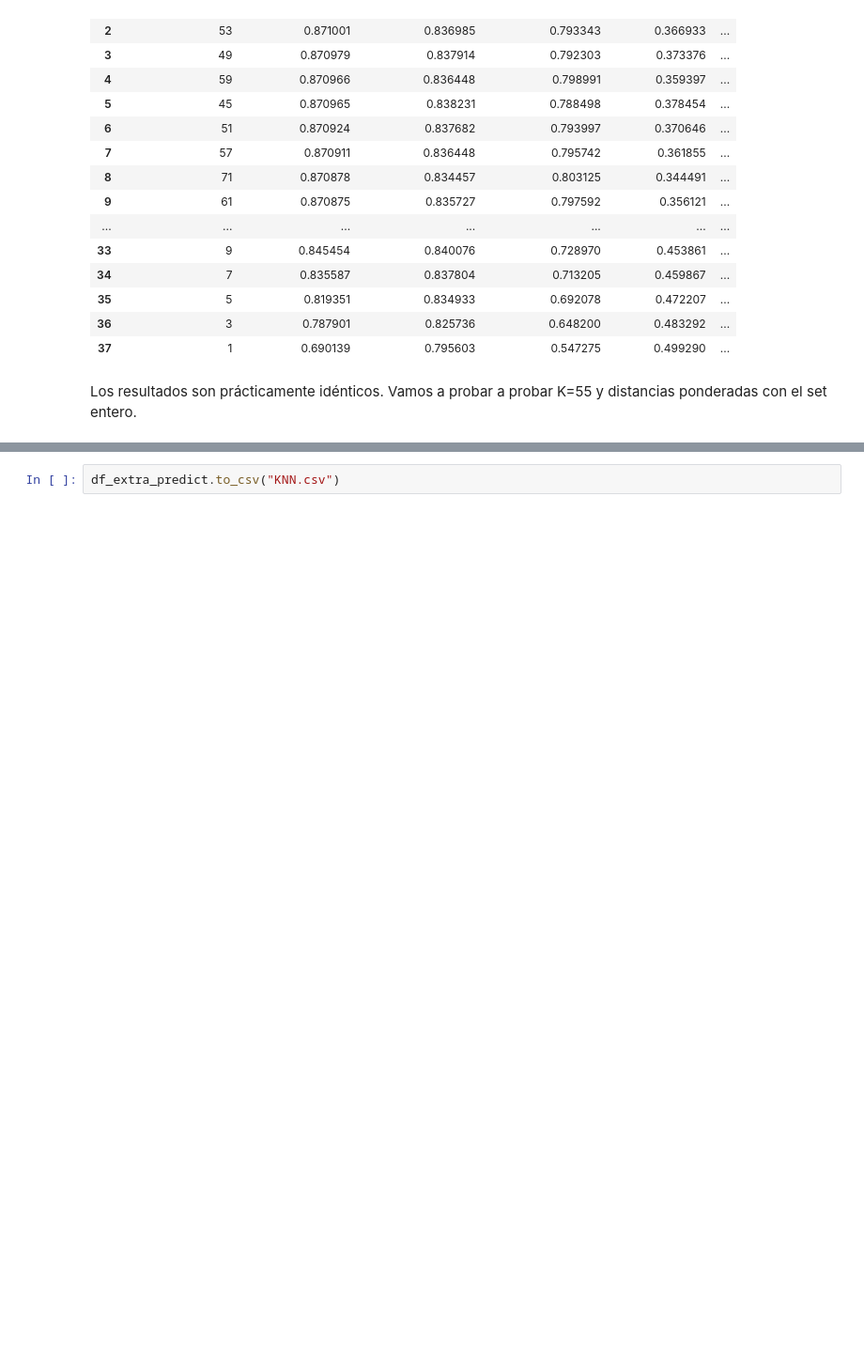
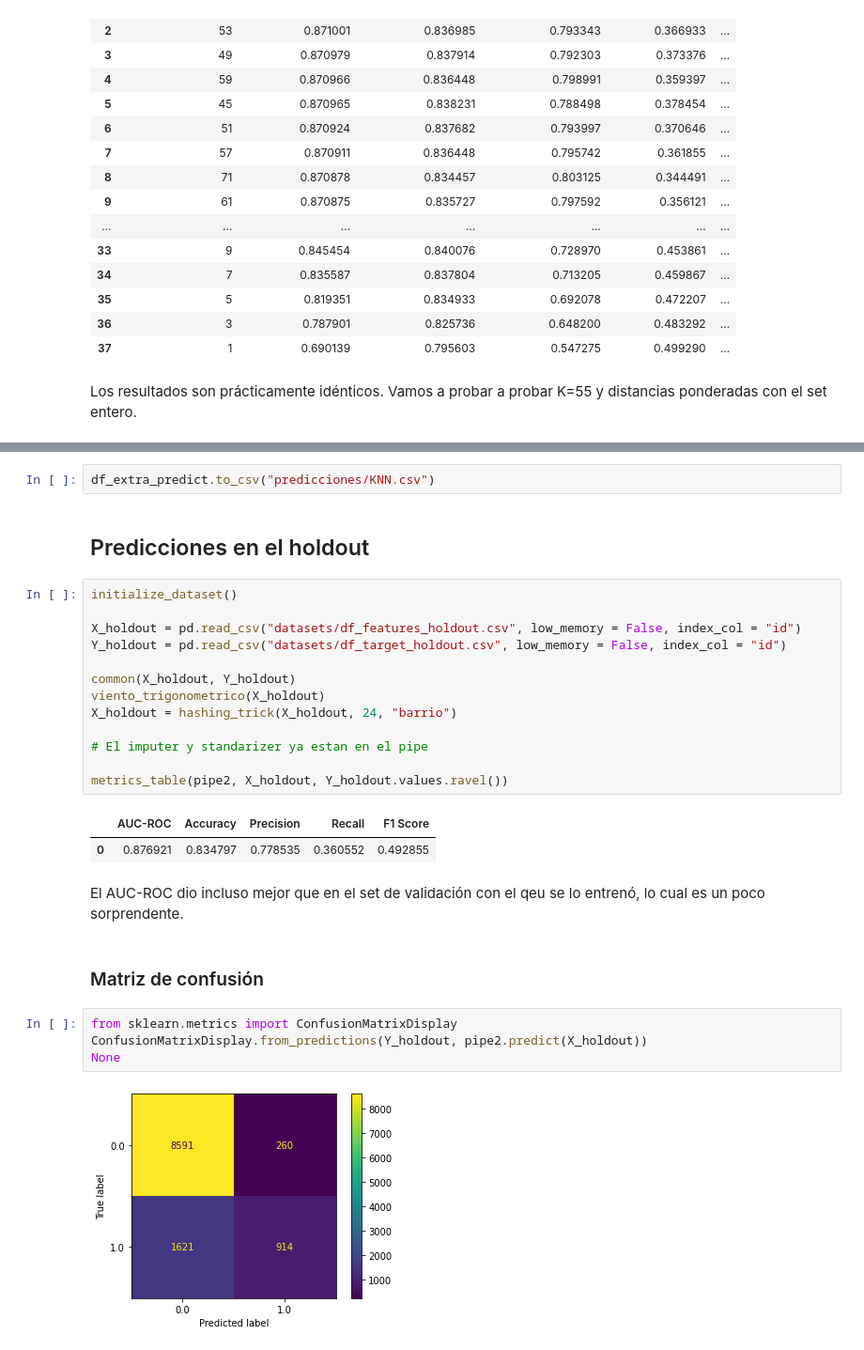
Before and after one commit to fdelu/orga-de-datos, a Jupyter notebook: parte_2/KNN.ipynb, the cells around one changed output, grey strips where cells are left out. Shown at 94% size. Saved outputs shown, nothing was run; the diff lists cells and outputs as text; blank space fills up the shorter version.

```diff
--- a/parte_2/KNN.ipynb
+++ b/parte_2/KNN.ipynb
@@ -217,4 +243,32 @@ df_extra_predict
 | 102055 | no |
 29092 rows × 1 columns
 # %%
-df_extra_predict.to_csv("KNN.csv")
+df_extra_predict.to_csv("predicciones/KNN.csv")
+# %% [markdown]
+## Predicciones en el holdout
+# %%
+initialize_dataset()
+
+X_holdout = pd.read_csv("datasets/df_features_holdout.csv", low_memory = False, index_col = "id")
+Y_holdout = pd.read_csv("datasets/df_target_holdout.csv", low_memory = False, index_col = "id")
+
+common(X_holdout, Y_holdout)
+viento_trigonometrico(X_holdout)
+X_holdout = hashing_trick(X_holdout, 24, "barrio")
+
+# El imputer y standarizer ya estan en el pipe
+
+metrics_table(pipe2, X_holdout, Y_holdout.values.ravel())
+# %% [output]
+|  | AUC-ROC | Accuracy | Precision | Recall | F1 Score |
+| 0 | 0.876921 | 0.834797 | 0.778535 | 0.360552 | 0.492855 |
+# %% [markdown]
+El AUC-ROC dio incluso mejor que en el set de validación con el qeu se lo entrenó, lo cual es un poco sorprendente.
+# %% [markdown]
+### Matriz de confusión
+# %%
+from sklearn.metrics import ConfusionMatrixDisplay
+ConfusionMatrixDisplay.from_predictions(Y_holdout, pipe2.predict(X_holdout))
+None
+# %% [output]
+[figure, added]
```
Also changed, not shown: parts of 14 cells of this notebook, 2 other files.
